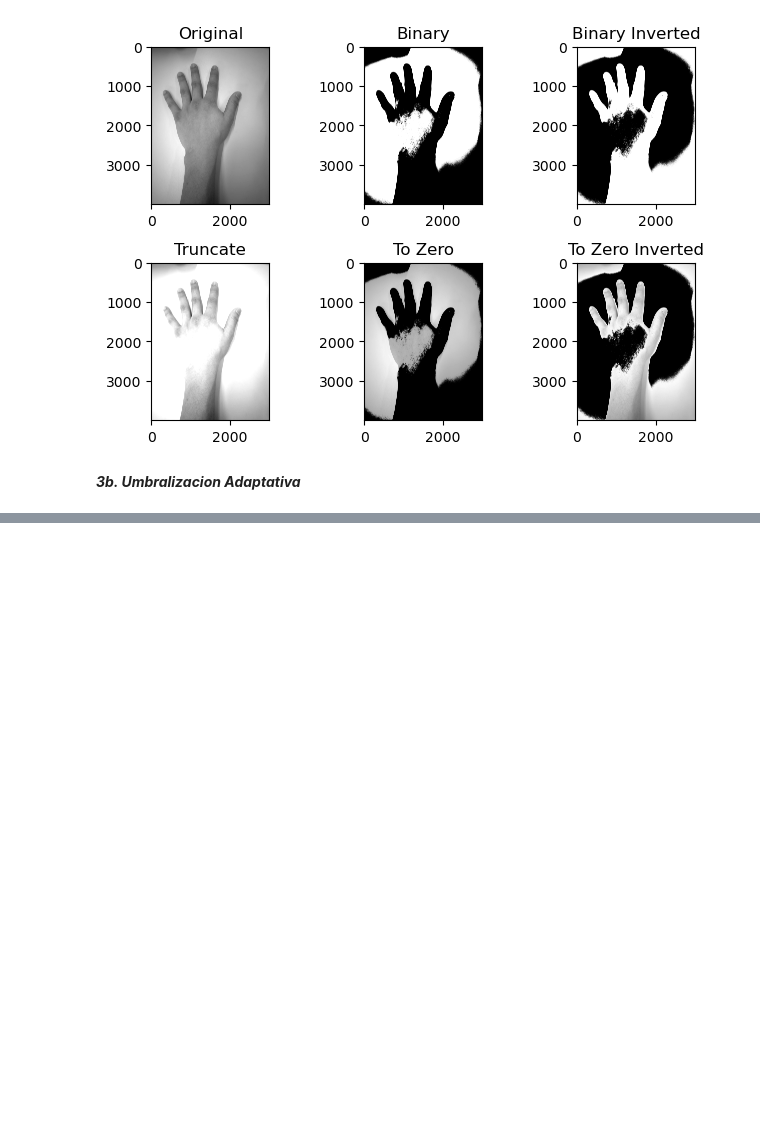
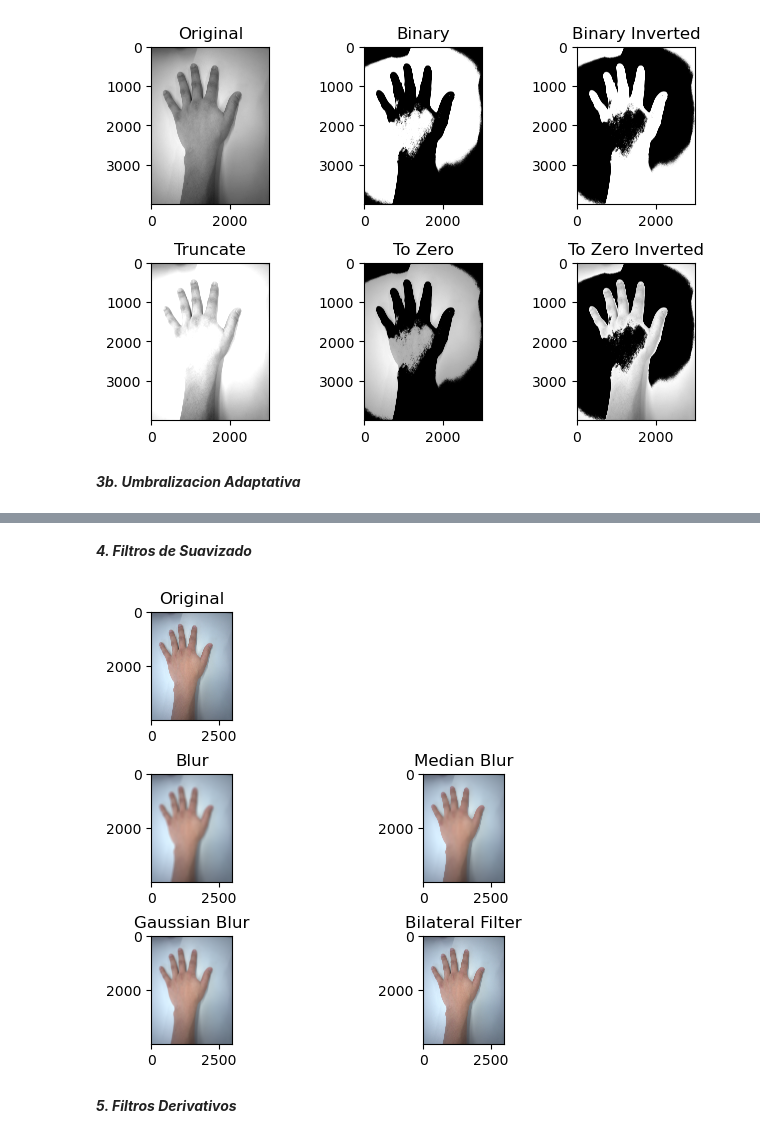
Before and after one commit to KouzouAkizuki/Tecnicas-de-IA---2024-I, a Jupyter notebook: Talleres/Taller 2/Taller 2.ipynb, the cells around one changed output, grey strips where cells are left out. Drawn from its saved outputs; the diff is of its cells as text; code cells hidden in the pictures; blank space fills up the shorter version.

Commit message:
Filtros de suavizado

```diff
--- a/Talleres/Taller 2/Taller 2.ipynb
+++ b/Talleres/Taller 2/Taller 2.ipynb
@@ -171,0 +199,31 @@ plt.show()
+# %% [markdown]
+***4. Filtros de Suavizado***
+# %%
+#[:,:,::-1] -> Correccion para representar con matplotlib, ya que el arreglo de opencv esta en [B,G,R] y matplotlib [R,G,B]
+
+Skernel=(101,101)
+Std_x=0
+
+Std_Color=0
+Std_Space=0
+
+Mano_Blur               =   cv2.blur(Mano,Skernel)
+Mano_Median_Blur        =   cv2.medianBlur(Mano,Skernel[0])
+Mano_Gaussian_Blur      =   cv2.GaussianBlur(Mano,Skernel,Std_x)
+Mano_Bilateral_Filter   =   cv2.bilateralFilter(Mano,Skernel[0],Std_Color,Std_Space)
+
+# Threshold aplicado a imagenes en escala de grises
+plt.figure(1)
+plt.subplot(321), plt.imshow(Mano[:,:,::-1]), plt.title('Original')
+
+plt.subplot(323), plt.imshow(Mano_Blur[:,:,::-1]), plt.title('Blur')
+plt.subplot(324), plt.imshow(Mano_Median_Blur[:,:,::-1]), plt.title('Median Blur')
+plt.subplot(325), plt.imshow(Mano_Gaussian_Blur[:,:,::-1]), plt.title('Gaussian Blur')
+plt.subplot(326), plt.imshow(Mano_Bilateral_Filter[:,:,::-1]), plt.title('Bilateral Filter')
+
+plt.subplots_adjust(top=0.95, bottom=0.05, left=0.10, right=0.95, hspace=0.5, wspace=0)
+plt.show()
+# %% [output]
+[figure, added]
+# %% [markdown]
+***5. Filtros Derivativos***
```
Also changed, not shown: parts of 1 cell of this notebook.
